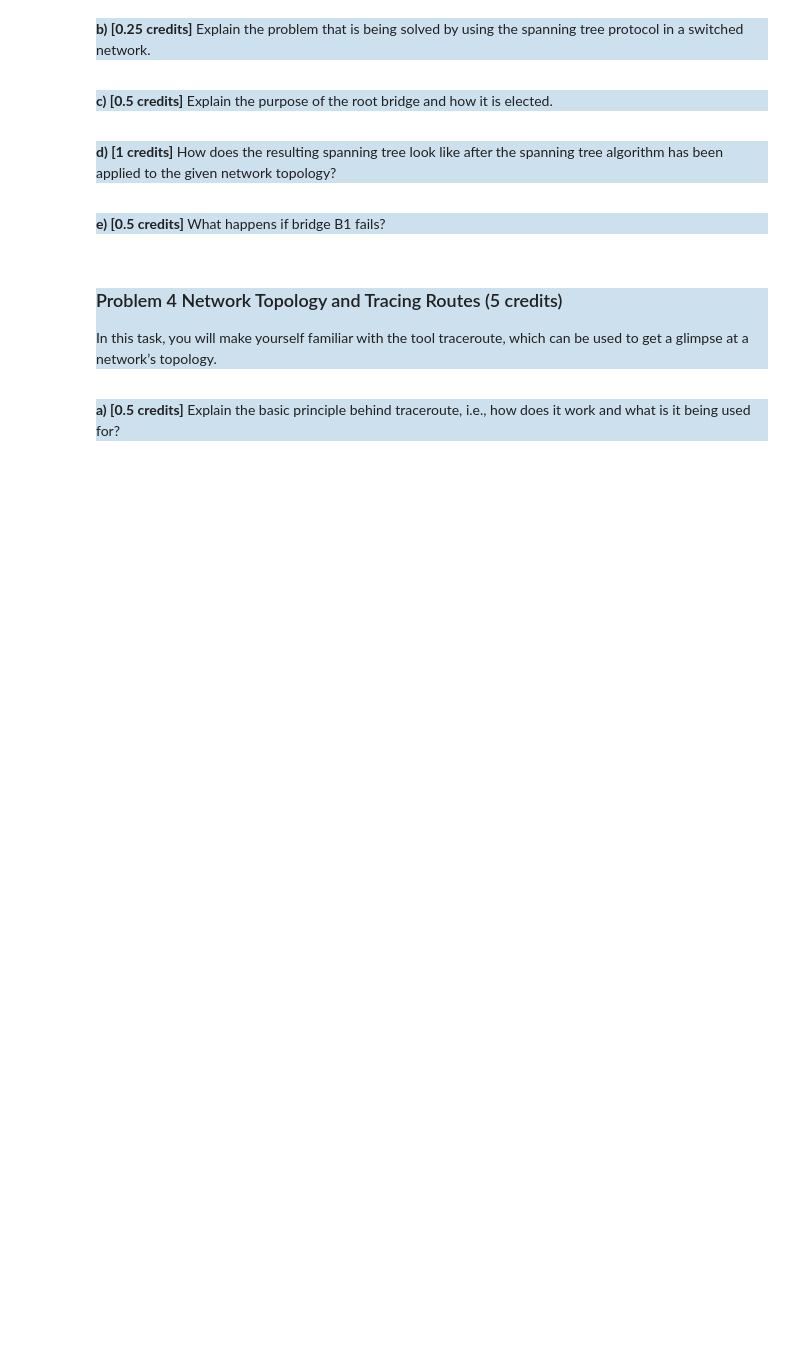
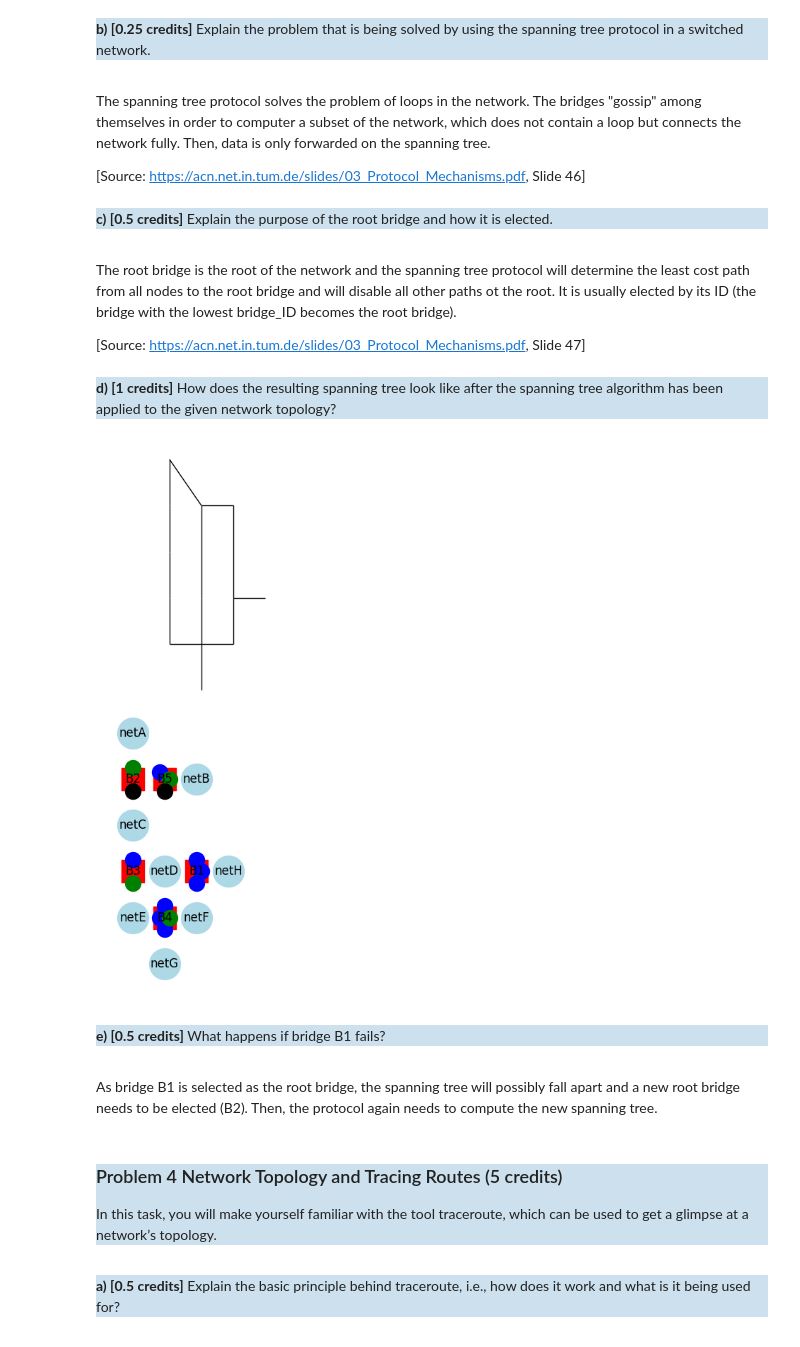
Before and after one commit to simonpannek/quic-interop-rust, a Jupyter notebook: tutorial/tutorial3/tutorial3.ipynb, the cells around one changed output. Cells and saved outputs as stored; diff of their text form; code cells hidden in the pictures; blank space fills up the shorter version.

```diff
--- a/tutorial/tutorial3/tutorial3.ipynb
+++ b/tutorial/tutorial3/tutorial3.ipynb
@@ -553,6 +745,10 @@ What is the difference between a shortest path tree (SPT) and a minimum spanning
 Explain the problem that is being solved by using the spanning tree protocol in a switched network.
 </p>
 </div>
+# %% [markdown]
+The spanning tree protocol solves the problem of loops in the network. The bridges "gossip" among themselves in order to computer a subset of the network, which does not contain a loop but connects the network fully. Then, data is only forwarded on the spanning tree.
+
+[Source: https://acn.net.in.tum.de/slides/03_Protocol_Mechanisms.pdf, Slide 46]
 # %% [markdown]
 <div style="background-color:rgba(100, 160, 200, 0.33);">
 <p>
@@ -560,6 +756,10 @@ Explain the problem that is being solved by using the spanning tree protocol in
 Explain the purpose of the root bridge and how it is elected.
 </p>
 </div>
+# %% [markdown]
+The root bridge is the root of the network and the spanning tree protocol will determine the least cost path from all nodes to the root bridge and will disable all other paths ot the root. It is usually elected by its ID (the bridge with the lowest bridge_ID becomes the root bridge).
+
+[Source: https://acn.net.in.tum.de/slides/03_Protocol_Mechanisms.pdf, Slide 47]
 # %% [markdown]
 <div style="background-color:rgba(100, 160, 200, 0.33);">
 <p>
@@ -570,23 +770,39 @@ How does the resulting spanning tree look like after the spanning tree algorithm
 # %%
 # fill these lists with the names of the blocked/designated/root ports
 # use the names already predefined e.g., blocked = ['b1pa'] for blocking port a of bridge b1
 
 # take care that each port only occurs once
 # if a port is assigned multiple times your answer will not be accepted
 
 blocked = [
     # begin insert code
+    'b2pb',
+    'b5pb'
     # end insert code
 ]
 designated = [
     # begin insert code
+    'b1pa',
+    'b1pb',
+    'b1pc',
+    'b3pa',
+    'b4pa',
+    'b4pb',
+    'b4pc',
+    'b5pc'
     # end insert code
 ]
 root = [
     # begin insert code
+    'b2pa',
+    'b3pb',
+    'b4pd',
+    'b5pa'
     # end insert code
 ]
 plotNetwork(edges, networks, bridges, blocked, designated, root)
+# %% [output]
+[figure, added]
 # %% [markdown]
 <div style="background-color:rgba(100, 160, 200, 0.33);">
 <p>
@@ -594,6 +810,8 @@ plotNetwork(edges, networks, bridges, blocked, designated, root)
 What happens if bridge B1 fails?
 </p>
 </div>
+# %% [markdown]
+As bridge B1 is selected as the root bridge, the spanning tree will possibly fall apart and a new root bridge needs to be elected (B2). Then, the protocol again needs to compute the new spanning tree.
 # %% [markdown]
 <div style="background-color:rgba(100, 160, 200, 0.33);">
 <h3>Problem 4 Network Topology and Tracing Routes (5 credits)</h3>
```
Also changed, not shown: parts of 39 cells of this notebook.
